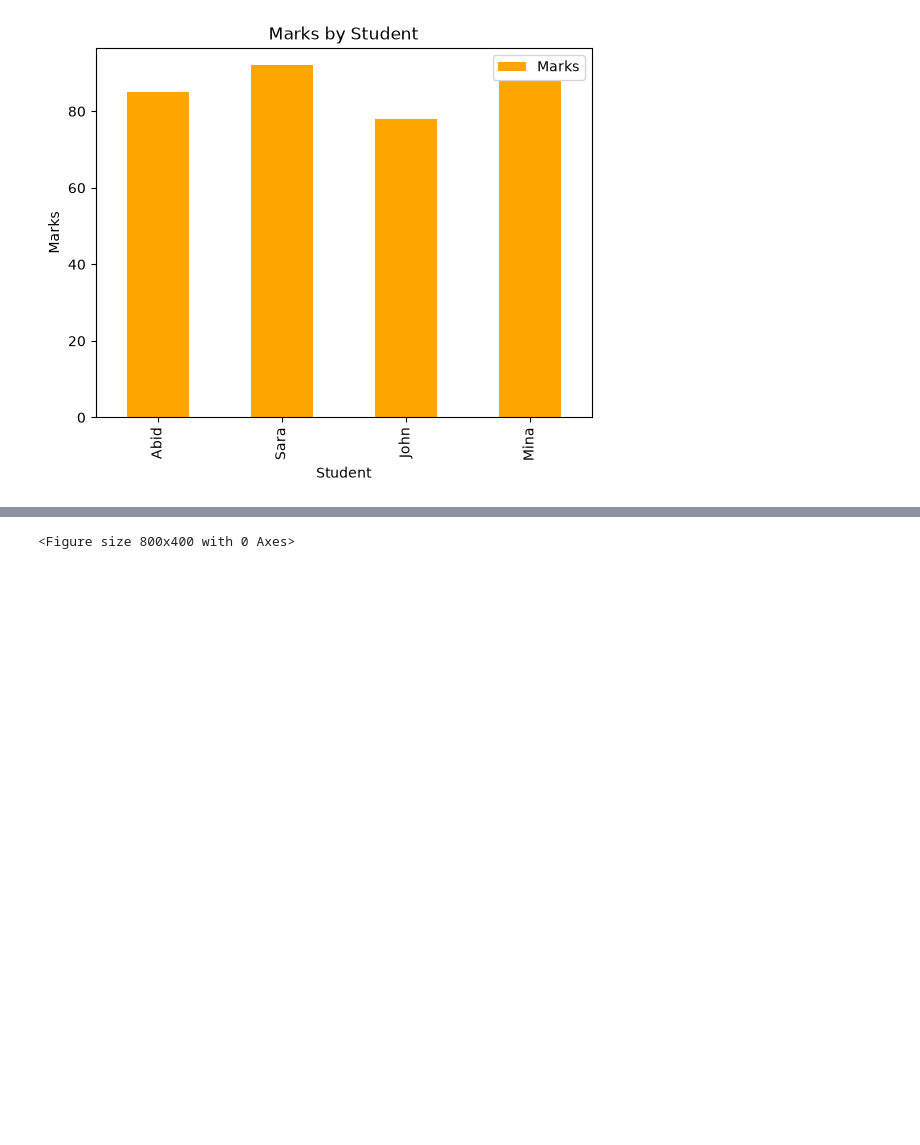
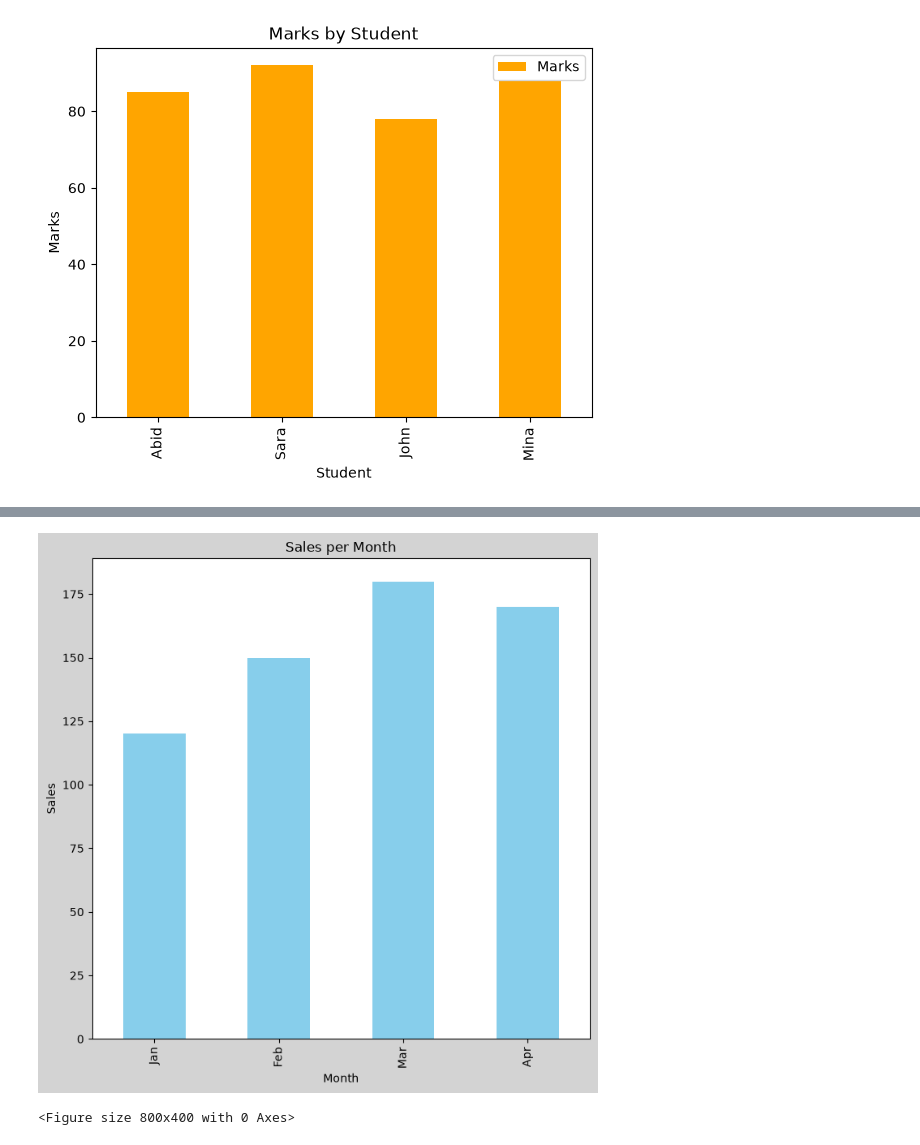
Before and after one commit to abid-rasel/MLOB_My_FILE, a Jupyter notebook: Session/Day 9/Matplotlib_basics.ipynb, the cells around one changed output, grey strips where cells are left out. Cells and saved outputs as stored; diff of their text form; code cells hidden in the pictures; blank space fills up the shorter version.

```diff
--- a/Session/Day 9/Matplotlib_basics.ipynb
+++ b/Session/Day 9/Matplotlib_basics.ipynb
@@ -1063,3 +1094,36 @@ plt.show()
+# %%
+import pandas as pd
+import matplotlib.pyplot as plt
+import numpy as np
+
+# Create DataFrame
+df = pd.DataFrame({
+    "Month": ["Jan", "Feb", "Mar", "Apr"],
+    "Sales": [120, 150, 180, 170],
+    "Profit": [20, 35, 50, 40]
+})
+
+# x positions
+x = np.arange(len(df))
+
+plt.figure(figsize=(7,7), facecolor="lightgray")
+
+df["Sales"].plot(
+    kind="bar",
+    color="skyblue",
+    title="Sales per Month"
+)
+
+# Replace 0,1,2,3 with month names
+plt.xticks(x, df["Month"])
+
+plt.xlabel("Month")
+plt.ylabel("Sales")
+
+plt.tight_layout()
+plt.show()
+# %% [output]
+[figure, added]
 # %%
 import pandas as pd
 import matplotlib.pyplot as plt
```
Also changed, not shown: parts of 6 cells of this notebook, 1 other file.
